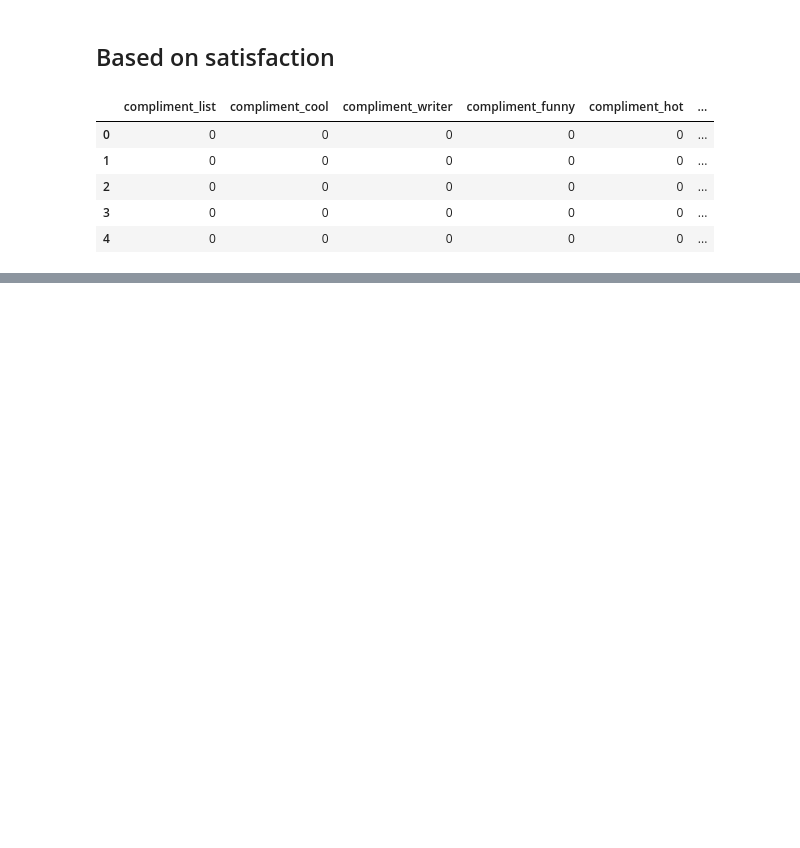
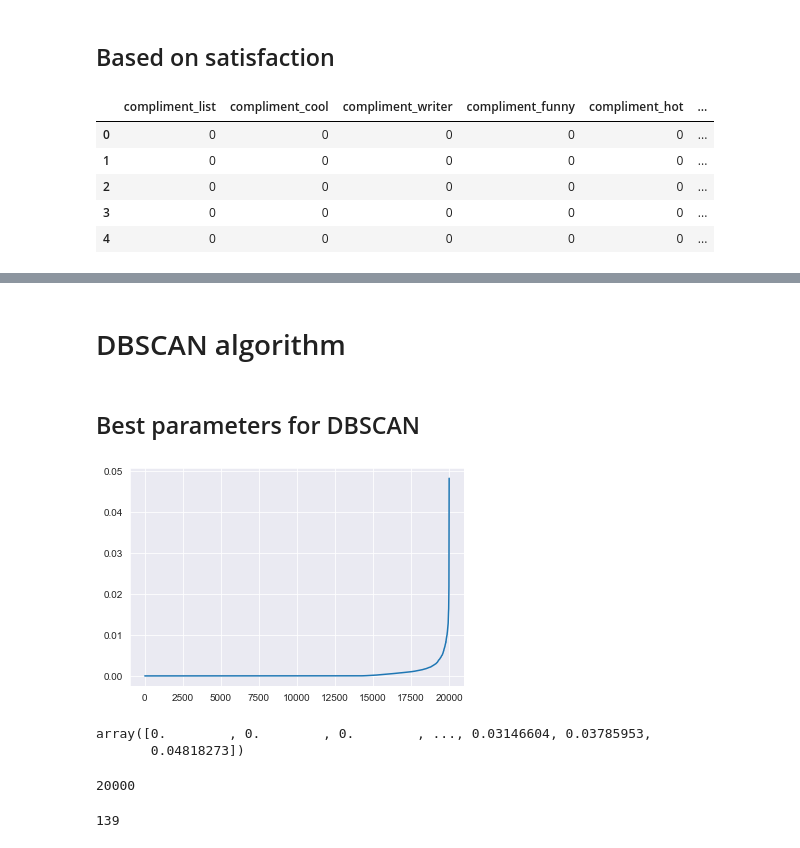
Before and after one commit to AT181903/YelpDatasetAnalysis, a Jupyter notebook: users_task.ipynb, the cells around one changed output, grey strips where cells are left out. Drawn from its saved outputs; the diff is of its cells as text; code cells hidden in the pictures; blank space fills up the shorter version.

Commit message:
dbscan second task

```diff
--- a/users_task.ipynb
+++ b/users_task.ipynb
@@ -231,0 +232,33 @@ plot_clusters(df_user_satisfaction_info, 14, 4, 25, 120)
+# %% [markdown]
+# DBSCAN algorithm
+# %% [markdown]
+## Best parameters for DBSCAN
+# %%
+from sklearn.neighbors import NearestNeighbors
+
+nbrs = NearestNeighbors(n_neighbors=10, metric='cosine').fit(df_user_behavior_info)
+distances, indices = nbrs.kneighbors(df_user_behavior_info)
+distances = distances[:,2]
+distances = np.sort(distances, axis=0)
+# %%
+plt.plot(distances)
+plt.show()
+# %% [output]
+[figure, added]
+# %%
+distances
+# %% [output]
+array([0.        , 0.        , 0.        , ..., 0.03146604, 0.03785953,
+       0.04818273])
+# %%
+distances_list = distances.tolist()
+# distances_list
+print(len(distances_list))
+# %% [output]
+20000
+# %%
+distances_filtered = [x for x in distances_list if x > 0.01]
+print(len(distances_filtered))
+# distances_filtered
+# %% [output]
+139
```
Also changed, not shown: parts of 11 cells of this notebook, 3 other files.
